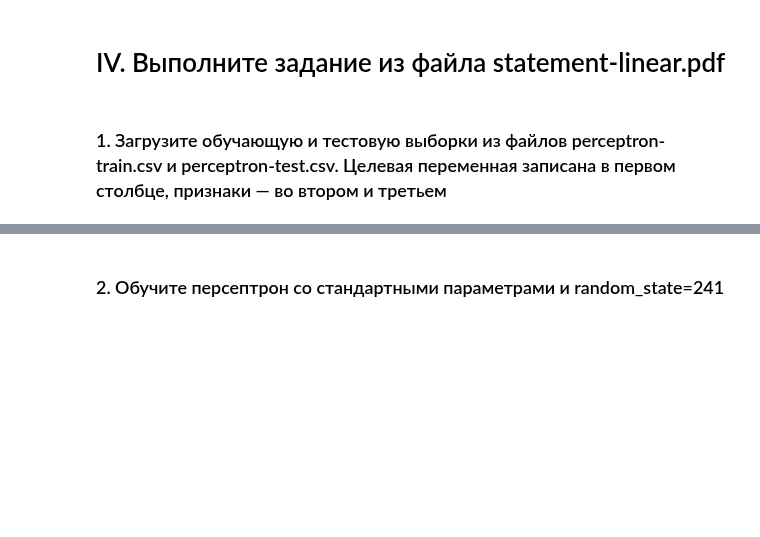
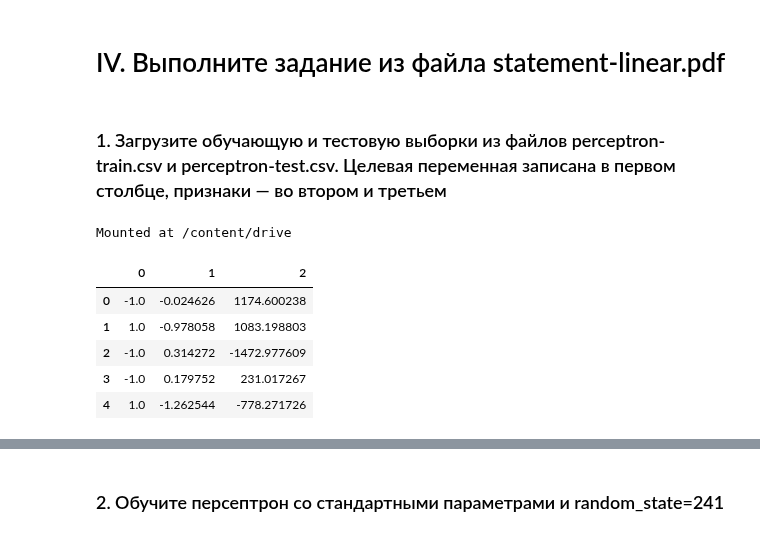
Before and after one commit to murpunk/Programming_2023, a Jupyter notebook: 03_04_23_perceptron.ipynb, the cells around one changed output, grey strips where cells are left out. Cells and saved outputs as stored; diff of their text form; code cells hidden in the pictures; blank space fills up the shorter version.

```diff
--- a/03_04_23_perceptron.ipynb
+++ b/03_04_23_perceptron.ipynb
@@ -185,3 +241,8 @@ Class labels: [0 1 2]
 # IV. Выполните задание из файла statement-linear.pdf
 # %% [markdown]
 ### 1. Загрузите обучающую и тестовую выборки из файлов perceptron-train.csv и perceptron-test.csv. Целевая переменная записана в первом столбце, признаки — во втором и третьем
+# %%
+from google.colab import drive
+drive.mount('/content/drive')
+# %% [output]
+Mounted at /content/drive
@@ -187,0 +251,10 @@ Class labels: [0 1 2]
+# %%
+prc_train = pd.read_csv("drive/My Drive/Программирование/perceptron-train.csv", header = None)
+prc_train.head()
+# %% [output]
+|  | 0 | 1 | 2 |
+| 0 | -1.0 | -0.024626 | 1174.600238 |
+| 1 | 1.0 | -0.978058 | 1083.198803 |
+| 2 | -1.0 | 0.314272 | -1472.977609 |
+| 3 | -1.0 | 0.179752 | 231.017267 |
+| 4 | 1.0 | -1.262544 | -778.271726 |
```
Also changed, not shown: parts of 27 cells of this notebook.
